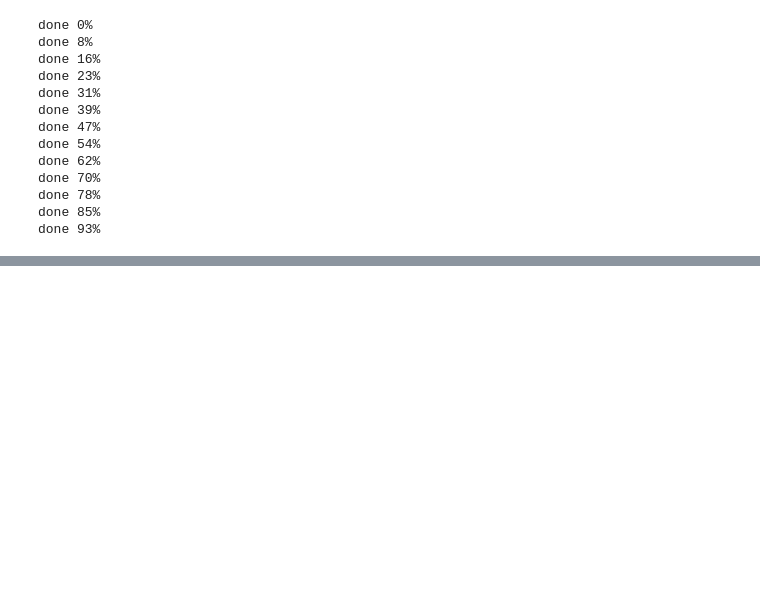
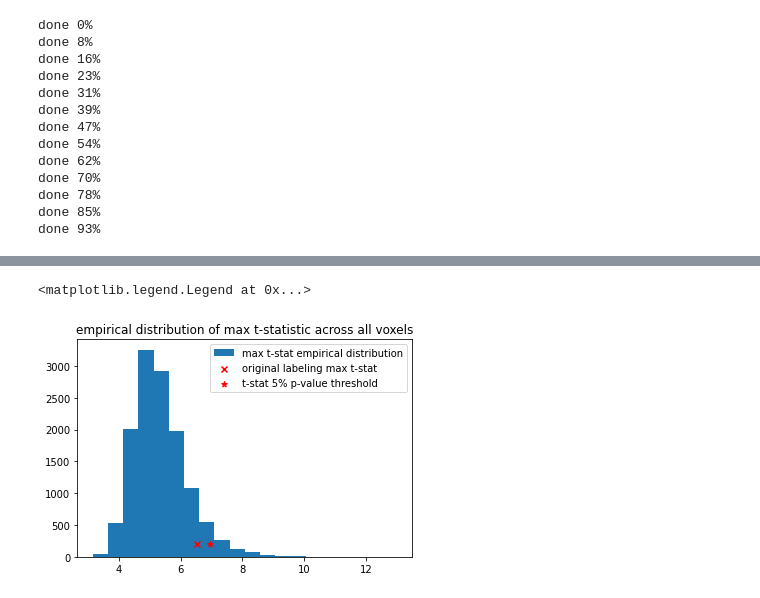
Before and after one commit to fclarke1/modelling-bio-imaging-comp0118, a Jupyter notebook: assignment_2/part_2_q2.ipynb, the cells around one changed output, grey strips where cells are left out. Cells and saved outputs as stored; diff of their text form; code cells hidden in the pictures; blank space fills up the shorter version.

```diff
--- a/assignment_2/part_2_q2.ipynb
+++ b/assignment_2/part_2_q2.ipynb
@@ -194,0 +225,10 @@ Text(0.5, 1.0, 'empirical distribution of max t-statistic across all voxels')
+# %%
+t_statistic_max_gt = t_statistic.max()
+plt.hist(t_statistic_perms_max, bins=20, label='max t-stat empirical distribution')
+plt.scatter(x=t_statistic_max_gt, y=200, color='r', marker='x', label='original labeling max t-stat')
+plt.scatter(x=t_stat_thresh_5pct, y=200, color='r', marker='*', label='t-stat 5% p-value threshold')
+plt.title('empirical distribution of max t-statistic across all voxels')
+plt.legend()
+# %% [output]
+<matplotlib.legend.Legend at 0x...>
+[figure, added]
```
Also changed, not shown: parts of 5 cells of this notebook.
